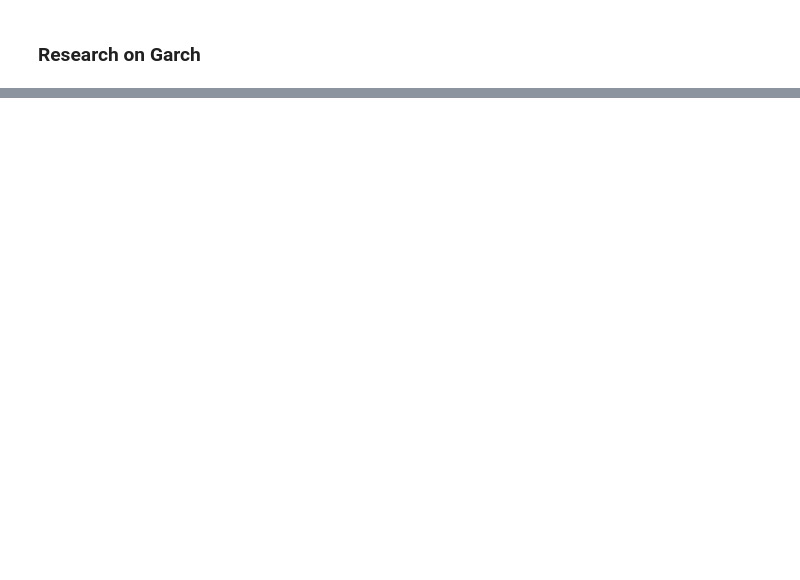
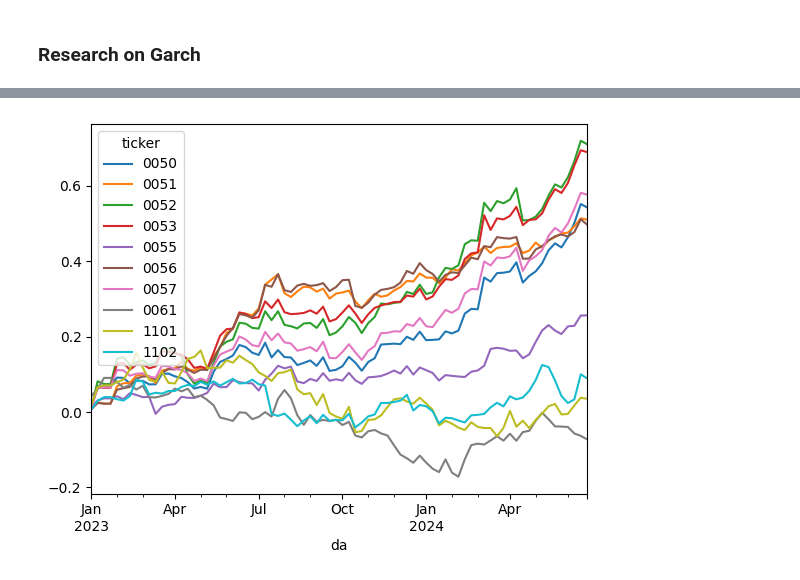
Before and after one commit to tsungyou/TS, a Jupyter notebook: ARMA_research.ipynb, the cells around one changed output, grey strips where cells are left out. Saved outputs shown, nothing was run; the diff lists cells and outputs as text; code cells hidden in the pictures; blank space fills up the shorter version.

```diff
--- a/ARMA_research.ipynb
+++ b/ARMA_research.ipynb
@@ -55,0 +41,7 @@ plt.show()
+# %%
+all = pct_close_w[pct_close_w.columns.intersection(factor.columns)].loc['2023-01-01':]
+all_cumsum = all.cumsum()
+all_cumsum.plot(label=all_cumsum.columns)
+plt.show()
+# %% [output]
+[figure, added]
```
Also changed, not shown: parts of 5 cells of this notebook, 7 other files.
